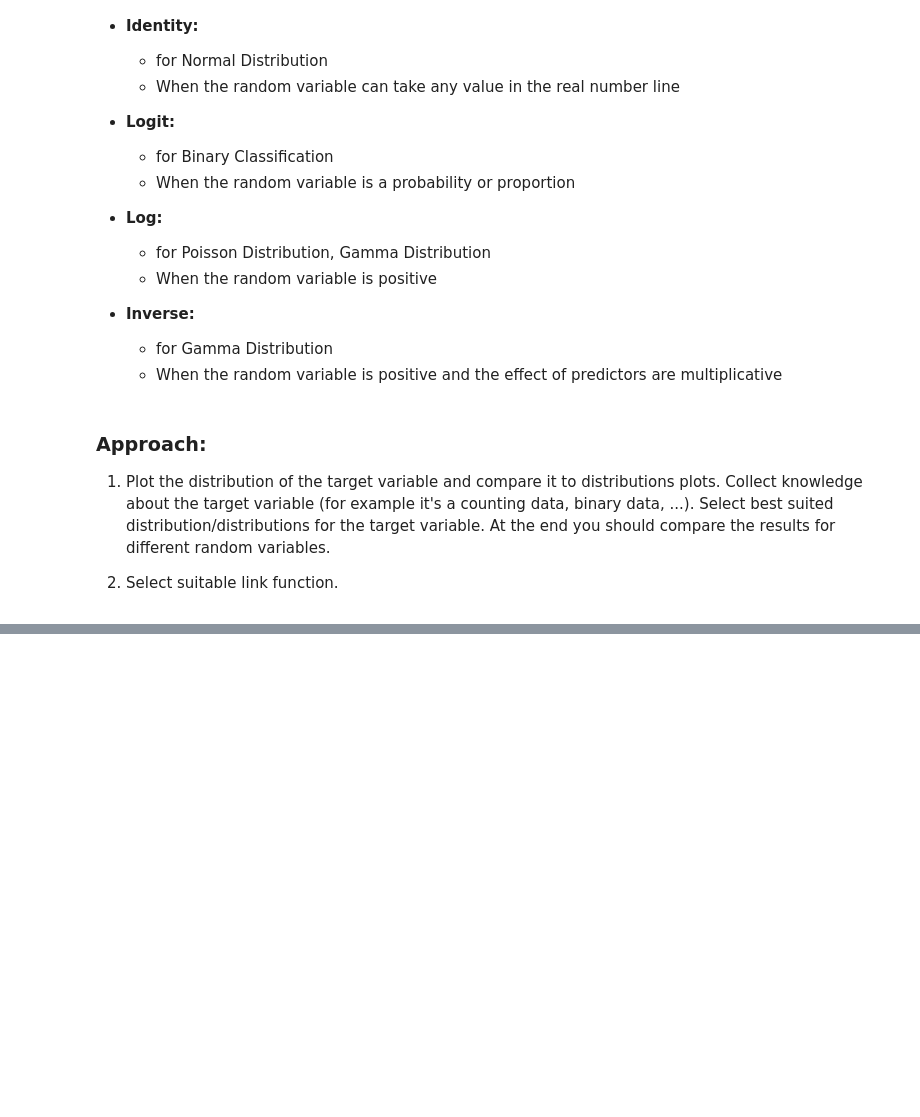
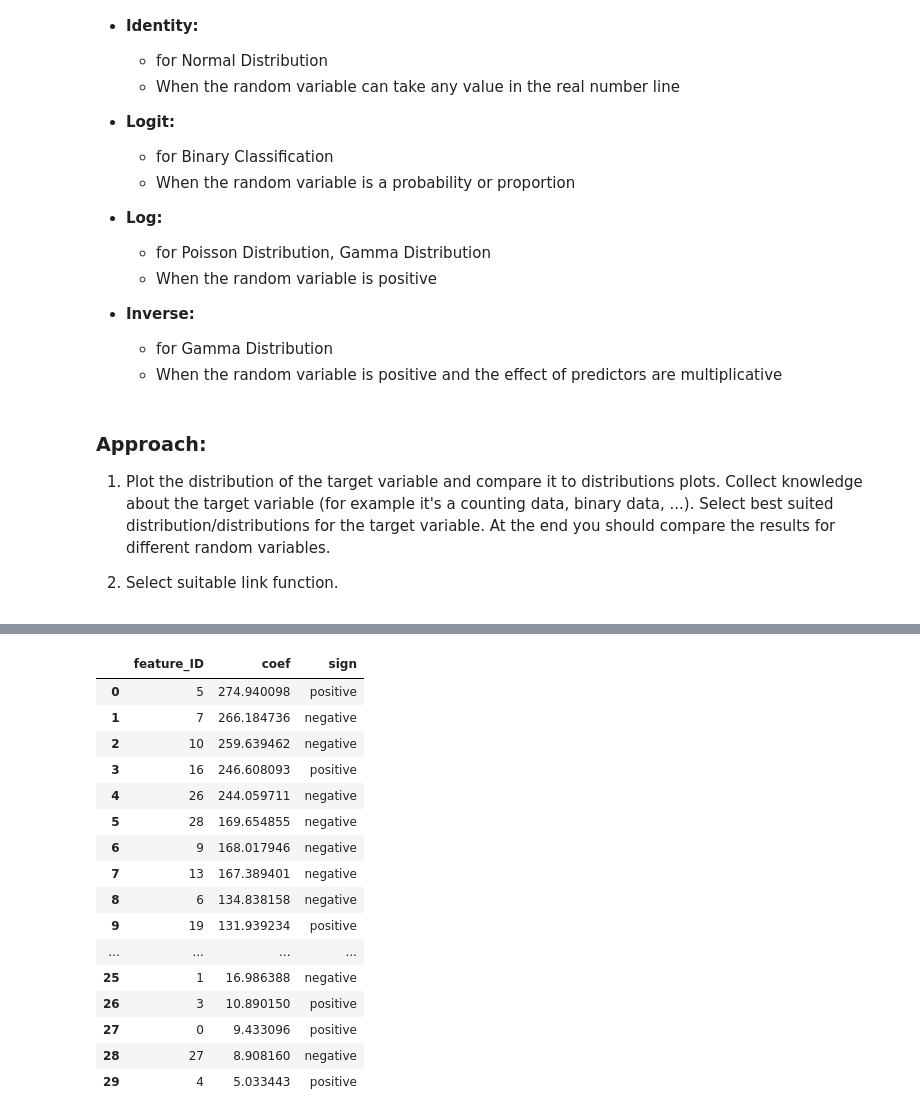
Before and after one commit to Erfan-Taherirani/Personal_ML_Notes, a Jupyter notebook: supervised_learning/classification/GLMs.ipynb, the cells around one changed output, grey strips where cells are left out. Cells and saved outputs as stored; diff of their text form; code cells hidden in the pictures; blank space fills up the shorter version.

```diff
--- a/supervised_learning/classification/GLMs.ipynb
+++ b/supervised_learning/classification/GLMs.ipynb
@@ -66,0 +134,10 @@
+# %%
+# train-test split
+X_train, X_test, y_train, y_test = train_test_split(
+    X, y, test_size=0.2, random_state=42
+)
+
+# scaling the data
+scaler = StandardScaler()
+X_train_scaled = scaler.fit_transform(X_train)
+X_test_scaled = scaler.transform(X_test)
@@ -66,0 +156,33 @@
+# %%
+sign_status = []
+for coef in logreg.coef_.ravel():
+    if coef > 0:
+        sign_status.append("positive")
+    elif coef == 0:
+        sign_status.append("zero")
+    elif coef < 0:
+        sign_status.append("negative")
+
+coefficient_df = pd.DataFrame(
+    data=abs(logreg.coef_.ravel()), columns=["coef"]
+)
+coefficient_df['sign'] = sign_status
+coefficient_df.sort_values(by="coef", ascending=False).reset_index(names="feature_ID")
+# %% [output]
+|  | feature_ID | coef | sign |
+| 0 | 5 | 274.940098 | positive |
+| 1 | 7 | 266.184736 | negative |
+| 2 | 10 | 259.639462 | negative |
+| 3 | 16 | 246.608093 | positive |
+| 4 | 26 | 244.059711 | negative |
+| 5 | 28 | 169.654855 | negative |
+| 6 | 9 | 168.017946 | negative |
+| 7 | 13 | 167.389401 | negative |
+| 8 | 6 | 134.838158 | negative |
+| 9 | 19 | 131.939234 | positive |
+| ... | ... | ... | ... |
+| 25 | 1 | 16.986388 | negative |
+| 26 | 3 | 10.890150 | positive |
+| 27 | 0 | 9.433096 | positive |
+| 28 | 27 | 8.908160 | negative |
+| 29 | 4 | 5.033443 | positive |
```
Also changed, not shown: parts of 12 cells of this notebook.
